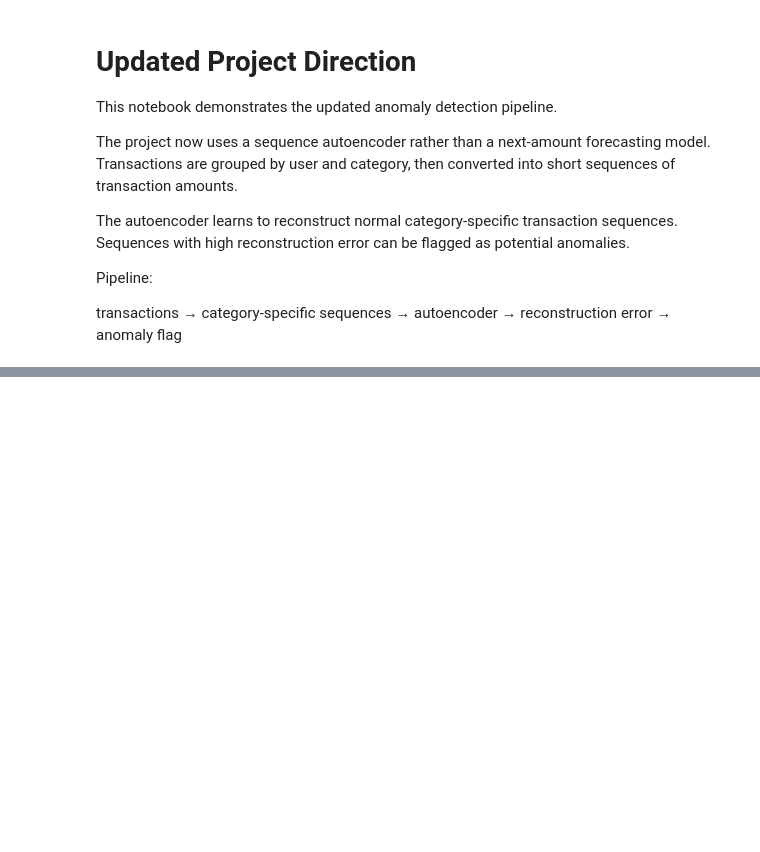
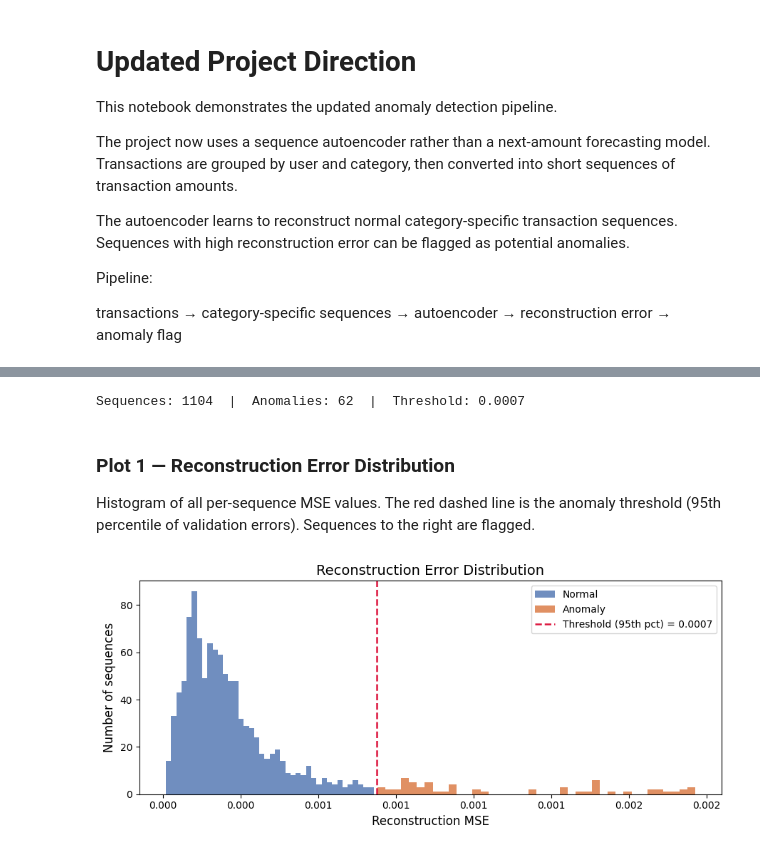
Before and after one commit to sraghbav/freelance-finance-dl, a Jupyter notebook: notebooks/data_demo.ipynb, the cells around one changed output, grey strips where cells are left out. Drawn from its saved outputs; the diff is of its cells as text; code cells hidden in the pictures; blank space fills up the shorter version.

```diff
--- a/notebooks/data_demo.ipynb
+++ b/notebooks/data_demo.ipynb
@@ -158,0 +227,58 @@ transactions → category-specific sequences → autoencoder → reconstruction
+# %%
+# Load trained model and compute reconstruction errors for every sequence
+device = torch.device("cuda" if torch.cuda.is_available() else "cpu")
+
+checkpoint = torch.load(CHECKPOINT, map_location=device, weights_only=False)
+hp = checkpoint["hyperparams"]
+
+model = TransactionAutoencoder(
+    sequence_length=hp["sequence_length"],
+    hidden_dim=hp["hidden_dim"],
+    latent_dim=hp["latent_dim"],
+).to(device)
+model.load_state_dict(checkpoint["model_state_dict"])
+
+dataset = FinanceTransactionDataset(CSV, sequence_length=SEQ_LEN)
+
+n_val = int(len(dataset) * VAL_SPLIT)
+n_train = len(dataset) - n_val
+_, val_indices = random_split(
+    range(len(dataset)), [n_train, n_val],
+    generator=torch.Generator().manual_seed(SEED),
+)
+
+val_loader = DataLoader(Subset(dataset, list(val_indices)), batch_size=64)
+full_loader = DataLoader(dataset, batch_size=64, shuffle=False)
+
+val_errors = compute_reconstruction_errors(model, val_loader, device)
+all_errors = compute_reconstruction_errors(model, full_loader, device)
+threshold = float(np.percentile(val_errors, THRESHOLD_PERCENTILE))
+
+# Attach metadata
+categories = [dataset.get_sample_metadata(i)["category"] for i in range(len(dataset))]
+is_anomaly = all_errors > threshold
+
+print(f"Sequences: {len(all_errors)}  |  Anomalies: {is_anomaly.sum()}  |  Threshold: {threshold:.4f}")
+# %% [output]
+Sequences: 1104  |  Anomalies: 62  |  Threshold: 0.0007
+# %% [markdown]
+### Plot 1 — Reconstruction Error Distribution
+
+Histogram of all per-sequence MSE values. The red dashed line is the anomaly threshold (95th percentile of validation errors). Sequences to the right are flagged.
+# %%
+fig, ax = plt.subplots(figsize=(9, 4))
+
+ax.hist(all_errors[~is_anomaly], bins=40, color="#4C72B0", alpha=0.8, label="Normal")
+ax.hist(all_errors[is_anomaly],  bins=40, color="#DD8452", alpha=0.9, label="Anomaly")
+ax.axvline(threshold, color="crimson", linestyle="--", linewidth=1.8,
+           label=f"Threshold ({THRESHOLD_PERCENTILE}th pct) = {threshold:.4f}")
+
+ax.set_xlabel("Reconstruction MSE", fontsize=12)
+ax.set_ylabel("Number of sequences", fontsize=12)
+ax.set_title("Reconstruction Error Distribution", fontsize=14)
+ax.legend()
+ax.xaxis.set_major_formatter(ticker.FormatStrFormatter("%.3f"))
+plt.tight_layout()
+plt.show()
+# %% [output]
+[figure, added]
```
Also changed, not shown: parts of 10 cells of this notebook, 6 other files.
